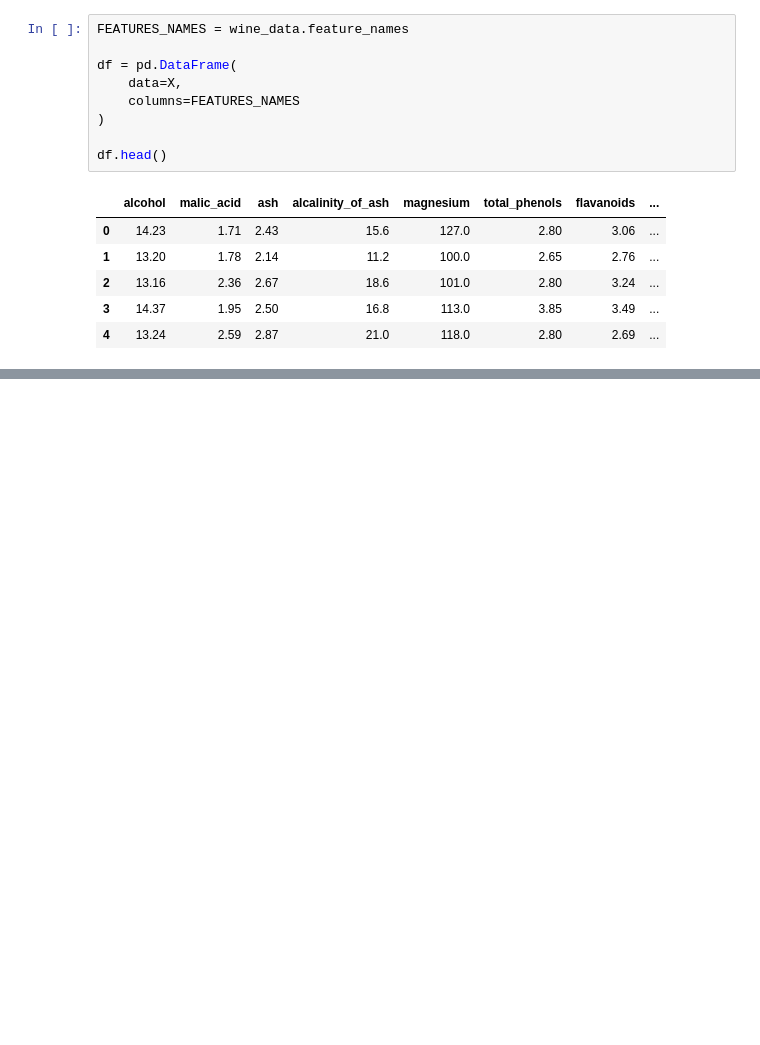
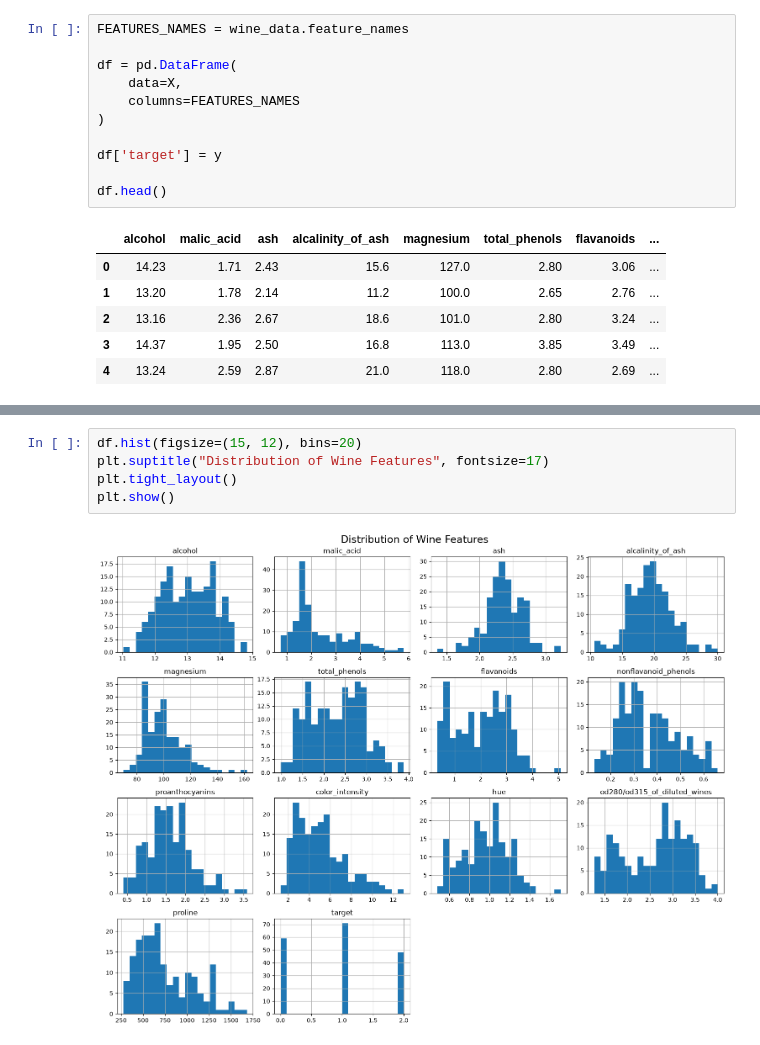
Before and after one commit to chadiboudaher/10000-hours-ml, a Jupyter notebook: projects/wine-dataset/wine_comparison.ipynb, the cells around one changed output, grey strips where cells are left out. Drawn from its saved outputs; the diff is of its cells as text; blank space fills up the shorter version.

```diff
--- a/projects/wine-dataset/wine_comparison.ipynb
+++ b/projects/wine-dataset/wine_comparison.ipynb
@@ -40,6 +40,8 @@ df = pd.DataFrame(
     columns=FEATURES_NAMES
 )
 
+df['target'] = y
+
 df.head()
 # %% [output]
 |  | alcohol | malic_acid | ash | alcalinity_of_ash | magnesium | total_phenols | flavanoids | ... |
@@ -62,0 +97,7 @@ df.describe()
+# %%
+df.hist(figsize=(15, 12), bins=20)
+plt.suptitle("Distribution of Wine Features", fontsize=17)
+plt.tight_layout()
+plt.show()
+# %% [output]
+[figure, added]
```
Also changed, not shown: parts of 4 cells of this notebook.
